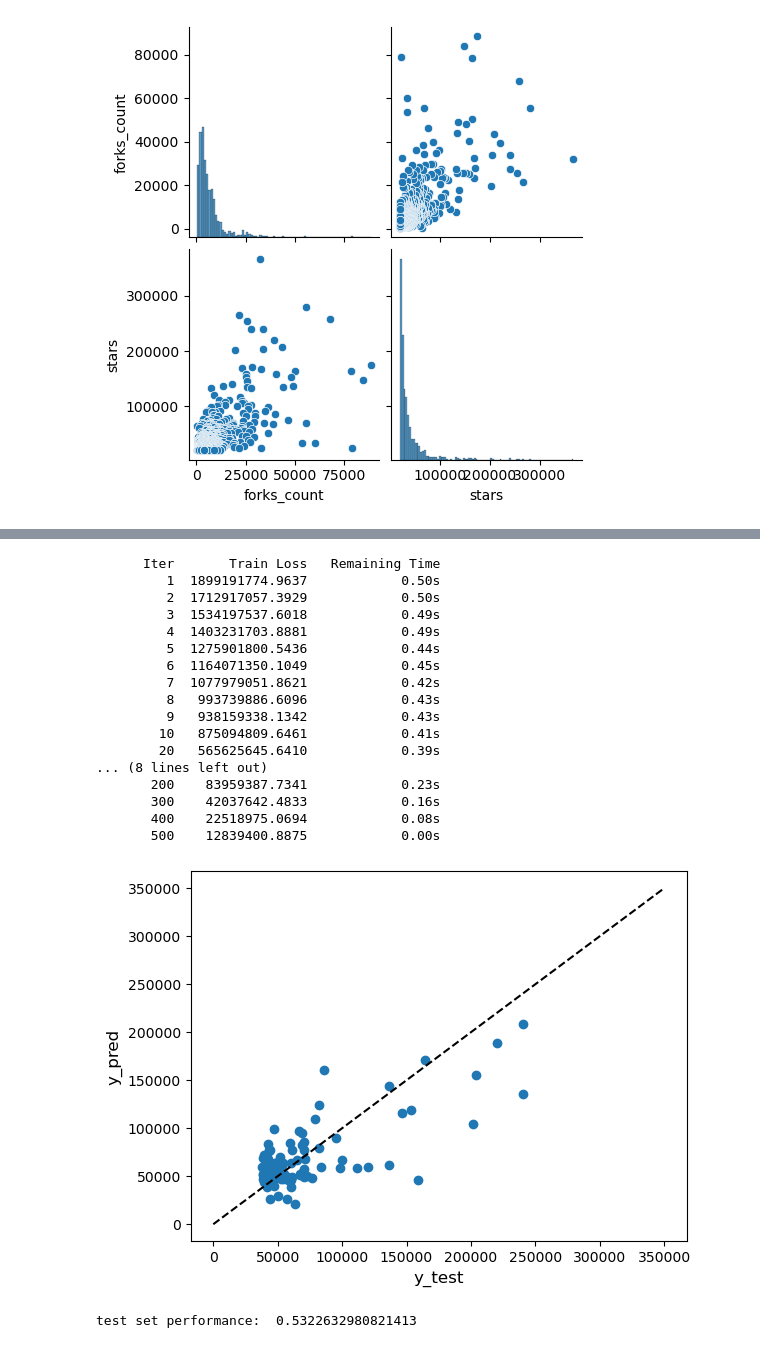
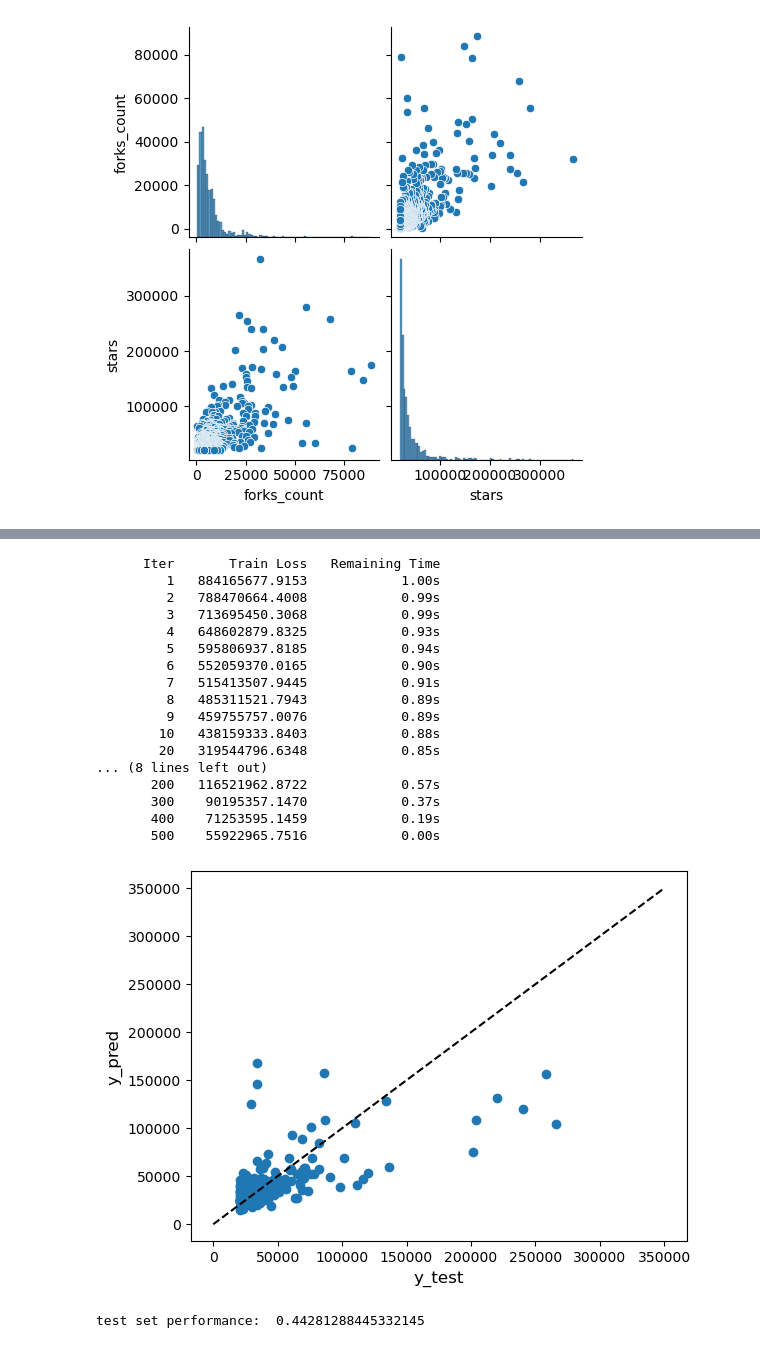
Before and after one commit to EmaDulj/Data-Engineering-II-Project, a Jupyter notebook: visualization.ipynb, the cells around one changed output, grey strips where cells are left out. Saved outputs shown, nothing was run; the diff lists cells and outputs as text; code cells hidden in the pictures.

```diff
--- a/visualization.ipynb
+++ b/visualization.ipynb
@@ -70,7 +70,11 @@ from sklearn.linear_model import LogisticRegression
 from sklearn.svm import SVR
 from sklearn.ensemble import RandomForestRegressor
 
-df = pd.read_csv("1000random.csv")
+df = pd.read_csv('fullset_with_more_fields.csv')
+for column in df.columns:
+    df = df.drop(df[df[str(column)] == 'ERROR'].index)
+df['author_type'] = df.author_type.apply(lambda x: 1 if x=='User' else 0)
+df = df.astype('int')
 X = df.drop(['stars'], axis=1)
 y = df['stars']
 
@@ -79,7 +83,7 @@ y = df['stars']
 model = RandomForestRegressor(n_jobs=-1, n_estimators=200, verbose=1, random_state=42)
 
 # create the RFE model and select amount of features
-rfe = RFE(model, n_features_to_select=20)
+rfe = RFE(model, n_features_to_select=25)
 rfe = rfe.fit(X, y)
 # summarize the selection of the attributes
 print(rfe.support_)
@@ -87,7 +91,11 @@ print(rfe.ranking_)
 #print(rfe.feature_names_in_)
 
 
-df = pd.read_csv("1000random.csv")
+df = pd.read_csv('fullset_with_more_fields.csv')
+for column in df.columns:
+    df = df.drop(df[df[str(column)] == 'ERROR'].index)
+df['author_type'] = df.author_type.apply(lambda x: 1 if x=='User' else 0)
+df = df.astype('int')
 df2 = df.drop(['stars'], axis=1)
 n = 0
 lis = df2.columns
@@ -160,7 +170,10 @@ Name: Features, dtype: object
 #df = pd.read_csv('with_author_details.csv')
 #df['author_type'] = df.author_type.apply(lambda x: 1 if x=='User' else 0)
 #
-df = pd.read_csv('1000random.csv')
+df = pd.read_csv('fullset_with_more_fields.csv')
+for column in df.columns:
+    df = df.drop(df[df[str(column)] == 'ERROR'].index)
+df['author_type'] = df.author_type.apply(lambda x: 1 if x=='User' else 0)
 df = df.astype('int')
 pd.plotting.scatter_matrix(df,figsize=(16,16));
 # %% [output]
@@ -175,54 +188,55 @@ import pandas as pd
 from sklearn.metrics import r2_score
 from sklearn.ensemble import GradientBoostingRegressor
 
 # load the dataset
 #dataset = pd.read_csv('1000random.csv')
-dataset = pd.read_csv('with_more_fields.csv')
+dataset = pd.read_csv('fullset_with_more_fields.csv')
+for column in dataset.columns:
+    dataset = dataset.drop(dataset[dataset[str(column)] == 'ERROR'].index)
 dataset['author_type'] = dataset.author_type.apply(lambda x: 1 if x=='User' else 0)
-dataset = dataset.replace('ERROR',300)
 #dataset = pd.read_csv('with_author_details.csv')
 #dataset['author_type'] = dataset.author_type.apply(lambda x: 1 if x=='User' else 0)
 X = dataset.drop(['stars'] , axis =1)
 y = dataset.stars
 
-#s = StandardScaler()
-#X = s.fit_transform(X)
+s = StandardScaler()
+X = s.fit_transform(X)
 
 X_train, X_test, y_train, y_test = train_test_split(X, y, test_size=0.30, random_state=42)
 clf = GradientBoostingRegressor(verbose = 1, n_estimators = 500,max_depth=2,random_state=42)
 clf.fit(X_train, y_train)
 
 test_score = r2_score(y_test, clf.predict(X_test))
 plt.scatter(y_test, clf.predict(X_test))
 plt.xlabel('y_test', fontsize=12)
 plt.ylabel('y_pred', fontsize=12)
 xlim = [0, 350000]
 ylim = [0, 350000]
 plt.plot(xlim, ylim, '--k')
 plt.savefig('gradientBoost.png')
 plt.show()
 
 print("test set performance: ", test_score)
 # %% [output]
       Iter       Train Loss   Remaining Time
-         1  1899191774.9637            0.50s
-         2  1712917057.3929            0.50s
-         3  1534197537.6018            0.49s
-         4  1403231703.8881            0.49s
-         5  1275901800.5436            0.44s
-         6  1164071350.1049            0.45s
-         7  1077979051.8621            0.42s
-         8   993739886.6096            0.43s
-         9   938159338.1342            0.43s
-        10   875094809.6461            0.41s
-        20   565625645.6410            0.39s
+         1   884165677.9153            1.00s
+         2   788470664.4008            0.99s
+         3   713695450.3068            0.99s
+         4   648602879.8325            0.93s
+         5   595806937.8185            0.94s
+         6   552059370.0165            0.90s
+         7   515413507.9445            0.91s
+         8   485311521.7943            0.89s
+         9   459755757.0076            0.89s
+        10   438159333.8403            0.88s
+        20   319544796.6348            0.85s
 ... (8 lines left out)
-       200    83959387.7341            0.23s
-       300    42037642.4833            0.16s
-       400    22518975.0694            0.08s
-       500    12839400.8875            0.00s
+       200   116521962.8722            0.57s
+       300    90195357.1470            0.37s
+       400    71253595.1459            0.19s
+       500    55922965.7516            0.00s
-[figure, old version]
+[figure, new version]
-test set performance:  0.5322632980821413
+test set performance:  0.44281288445332145
 # %%
 from joblib import dump, load
 from numpy import loadtxt
```
Also changed, not shown: parts of 6 cells of this notebook, 9 other files.
